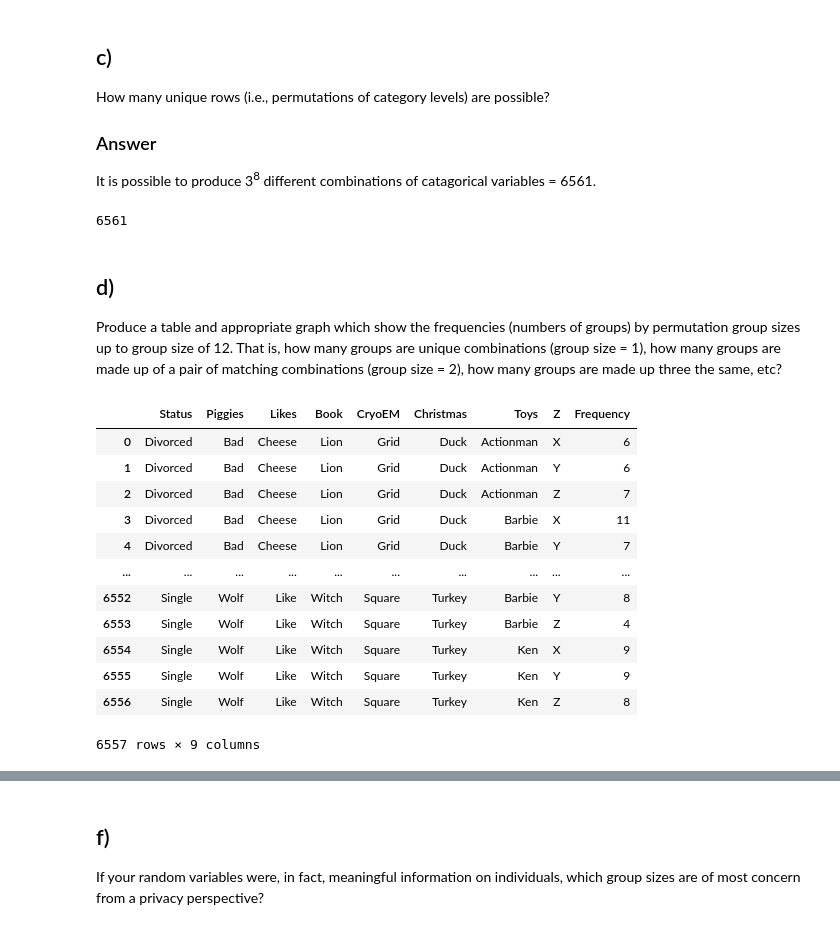
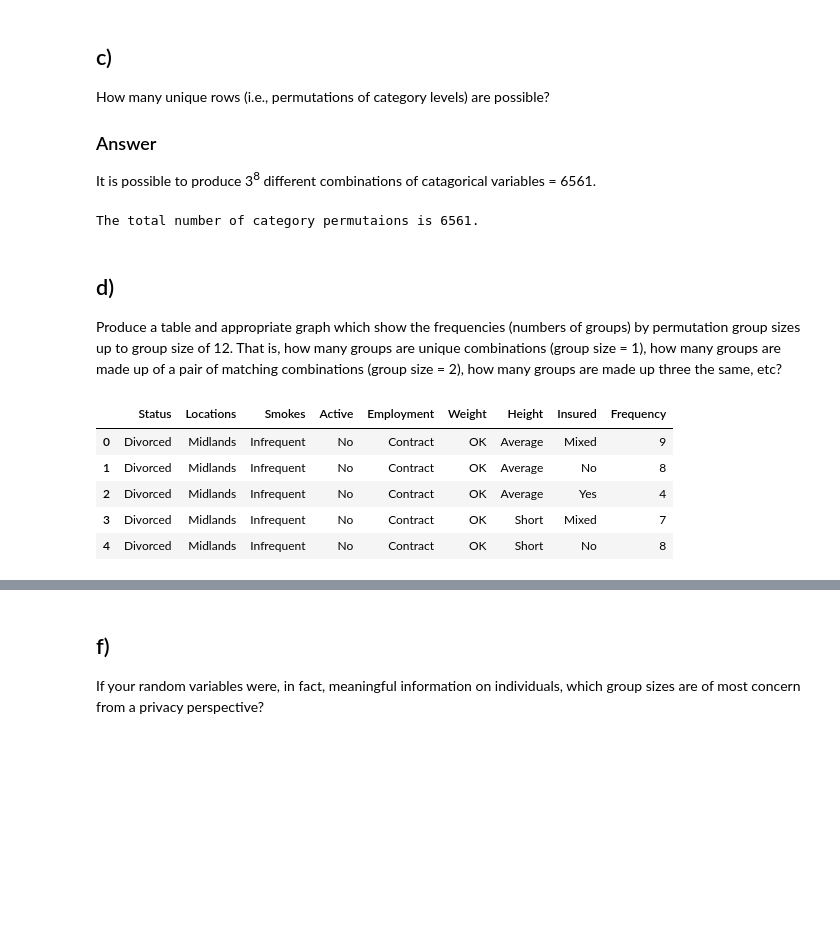
Before and after one commit to mplockhart/coding_task, a Jupyter notebook: privacy_mplc.ipynb, the cells around one changed output, grey strips where cells are left out. Cells and saved outputs as stored; diff of their text form; code cells hidden in the pictures; blank space fills up the shorter version.

```diff
--- a/privacy_mplc.ipynb
+++ b/privacy_mplc.ipynb
@@ -56,12 +58,12 @@ def column_counter(random_list_of_lists, rows):
 status_catagoricals = {
                        'Status': ['Single', 'Married', 'Divorced'],
                        'Locations': ['North', 'Midlands', 'South'],
-                       'Likes': ['I', 'Like', 'Cheese'],
-                       'Book': ['Lion', 'Witch', 'Wardrobe'],
-                       'CryoEM': ['Grid', 'Square', 'Holes'],
-                       'Christmas': ['Turkey', 'Goose', 'Duck'],
-                       'Toys': ['Barbie', 'Ken', 'Actionman'],
-                       'Z': ['X', 'Y', 'Z']
+                       'Smokes': ['Yes', 'No', 'Infrequent'],
+                       'Active': ['Yes', 'No', 'Variable'],
+                       'Employment': ['Fill time', 'Contract', 'Unemployed'],
+                       'Weight': ['Over weight', 'OK', 'Under weight'],
+                       'Height': ['Tall', 'Short', 'Average'],
+                       'Insured': ['Yes', 'No', 'Mixed']
                       }
 
 # Iterating through the dictionary to generate a list of lists that can be converted to a Pandas data frame
@@ -137,9 +155,9 @@ How many unique rows (i.e., permutations of category levels) are possible?
 It is possible to produce 3<sup>8</sup> different combinations of catagorical variables = 6561.
 # %%
 total_possibilities = 3**8
-print(total_possibilities)
+print(f"The total number of category permutaions is {total_possibilities}.")
 # %% [output]
-6561
+The total number of category permutaions is 6561.
 # %% [markdown]
 ## d)
 Produce a table and appropriate graph which show the frequencies (numbers of groups)
@@ -149,27 +167,20 @@ combinations (group size = 2), how many groups are made up three the same, etc?
 # %%
 # Here the frequency of each row is calculated
 # Calculates the frequency of all column possibilities
 temp1 = df.groupby(column_name).size()
 # Resents the index to make to a single level
 temp2 = temp1.reset_index()
 # Provides the column name 'Frequency'
 frequency_df = temp2.rename(columns={0:'Frequency'})
 # Could also have been combined to "frequency_df = df.groupby(column_name).size().reset_index().rename(columns={0:'count'})"
-frequency_df
+frequency_df.head()
 # %% [output]
-|  | Status | Piggies | Likes | Book | CryoEM | Christmas | Toys | Z | Frequency |
-| 0 | Divorced | Bad | Cheese | Lion | Grid | Duck | Actionman | X | 6 |
-| 1 | Divorced | Bad | Cheese | Lion | Grid | Duck | Actionman | Y | 6 |
-| 2 | Divorced | Bad | Cheese | Lion | Grid | Duck | Actionman | Z | 7 |
-| 3 | Divorced | Bad | Cheese | Lion | Grid | Duck | Barbie | X | 11 |
-| 4 | Divorced | Bad | Cheese | Lion | Grid | Duck | Barbie | Y | 7 |
-| ... | ... | ... | ... | ... | ... | ... | ... | ... | ... |
-| 6552 | Single | Wolf | Like | Witch | Square | Turkey | Barbie | Y | 8 |
-| 6553 | Single | Wolf | Like | Witch | Square | Turkey | Barbie | Z | 4 |
-| 6554 | Single | Wolf | Like | Witch | Square | Turkey | Ken | X | 9 |
-| 6555 | Single | Wolf | Like | Witch | Square | Turkey | Ken | Y | 9 |
-| 6556 | Single | Wolf | Like | Witch | Square | Turkey | Ken | Z | 8 |
+|  | Status | Locations | Smokes | Active | Employment | Weight | Height | Insured | Frequency |
+| 0 | Divorced | Midlands | Infrequent | No | Contract | OK | Average | Mixed | 9 |
+| 1 | Divorced | Midlands | Infrequent | No | Contract | OK | Average | No | 8 |
+| 2 | Divorced | Midlands | Infrequent | No | Contract | OK | Average | Yes | 4 |
+| 3 | Divorced | Midlands | Infrequent | No | Contract | OK | Short | Mixed | 7 |
+| 4 | Divorced | Midlands | Infrequent | No | Contract | OK | Short | No | 8 |
-6557 rows × 9 columns
 # %%
 temp3 = frequency_df.groupby('Frequency').size()
 #temp3
```
Also changed, not shown: parts of 28 cells of this notebook.
